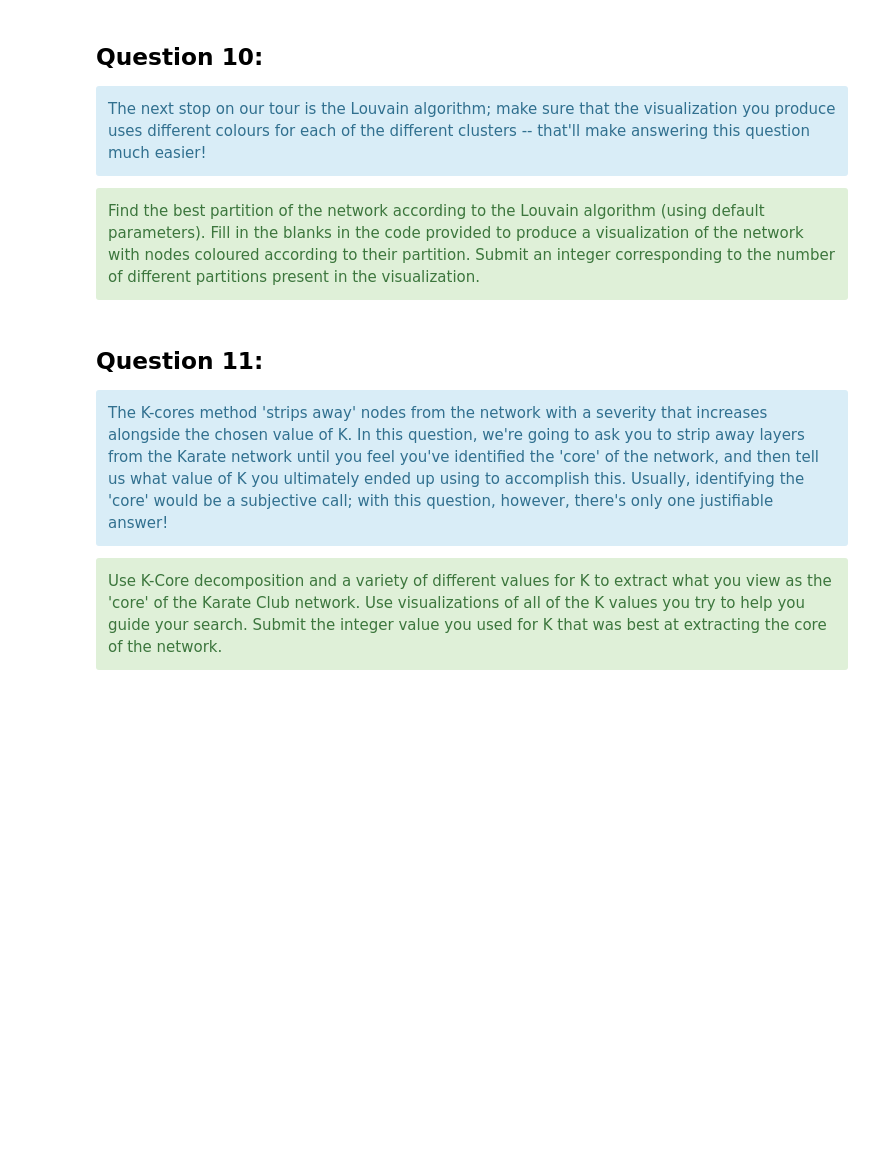
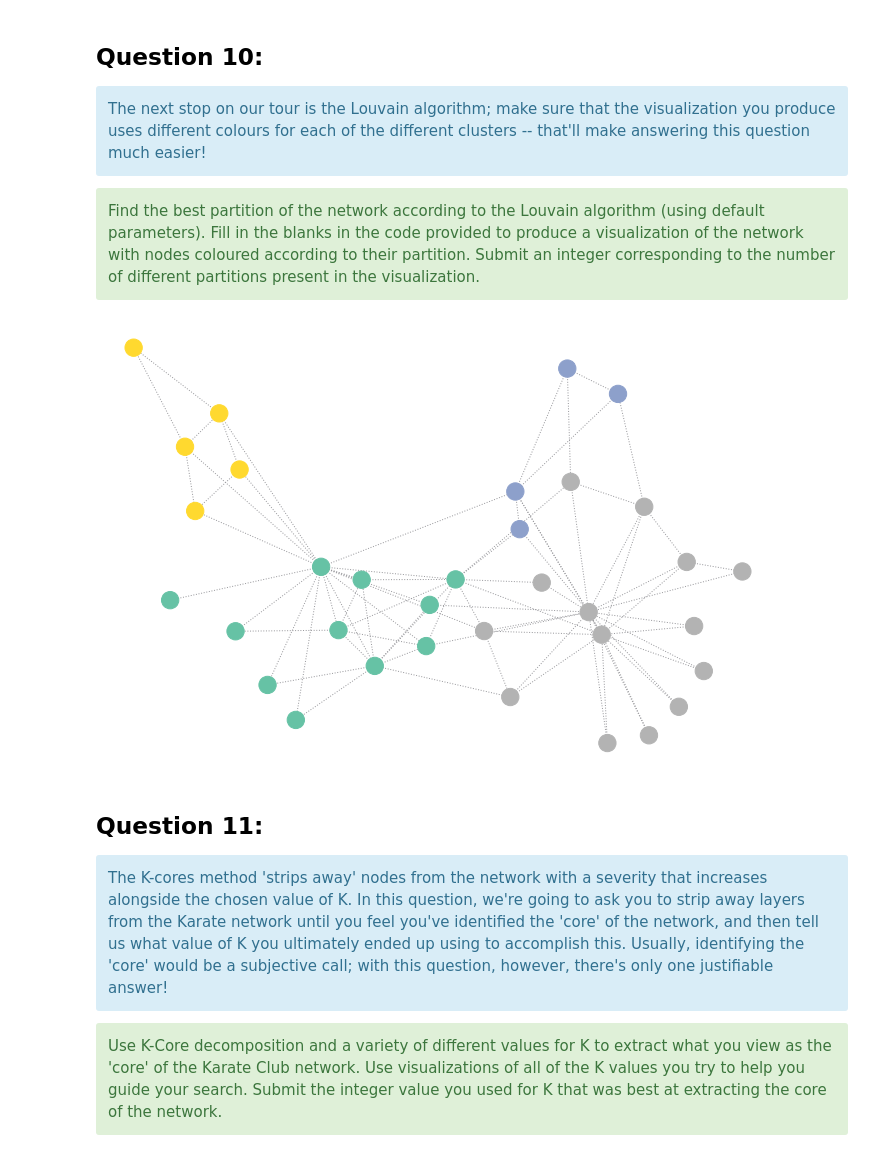
Before and after one commit to DiwyaDeSilva/dcss_modules, a Jupyter notebook: MODULE08/MODULE08_UNDERGRADUATE.ipynb, the cells around one changed output. Cells and saved outputs as stored; diff of their text form; code cells hidden in the pictures; blank space fills up the shorter version.

```diff
--- a/MODULE08/MODULE08_UNDERGRADUATE.ipynb
+++ b/MODULE08/MODULE08_UNDERGRADUATE.ipynb
@@ -375,22 +414,24 @@ Find the best partition of the network according to the Louvain algorithm (using
 # %%
 #_10
 
-part = community._____(_____, random_state=42)
+part = community.best_partition(karate_net, random_state=42)
 
-layout = nx._____(_____, seed=23)
+layout = nx.fruchterman_reingold_layout(karate_net, seed=23)
 
-colors = [_____[n] for n in karate_net.nodes()]
+colors = [part[n] for n in karate_net.nodes()]
 my_colors = plt.cm.Set2
 
 fig, ax = plt.subplots(figsize=(12,8))
-nx.draw_networkx_nodes(_____, pos=layout, node_size=300, node_color=colors, cmap = my_colors)
-nx.draw_networkx_edges(_____, pos=layout, edge_color='#98989C', width=1, style='dotted')
+nx.draw_networkx_nodes(karate_net, pos=layout, node_size=300, node_color=colors, cmap = my_colors)
+nx.draw_networkx_edges(karate_net, pos=layout, edge_color='#98989C', width=1, style='dotted')
 plt.axis('off')
 
-num_partitions = _____
+num_partitions = 4
 
 # Store the result in the assignment variable
 _10 = num_partitions # do not change this variable name
+# %% [output]
+[figure, added]
 # %% [markdown]
 ## Question 11:
 
```
Also changed, not shown: parts of 13 cells of this notebook, 1 other file.
